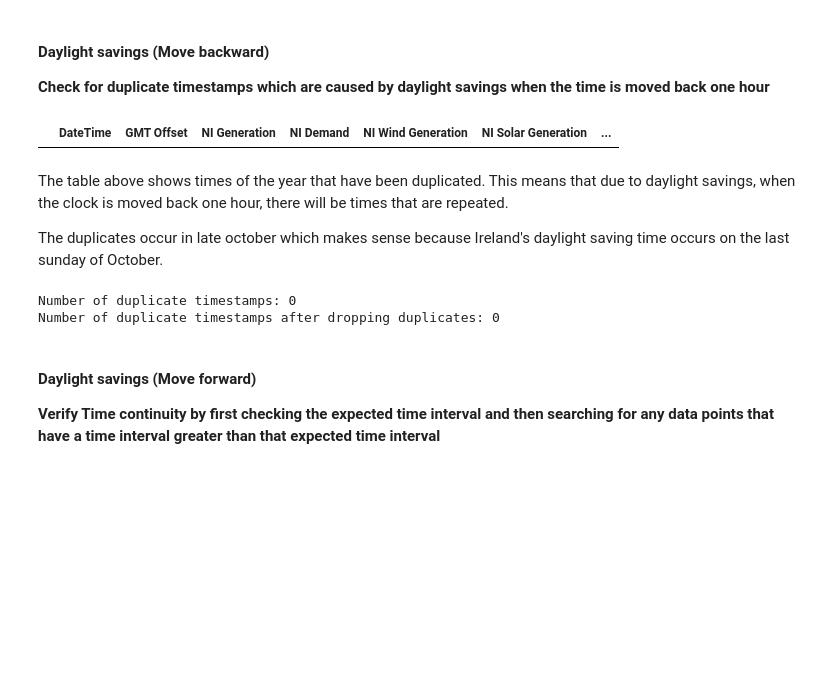
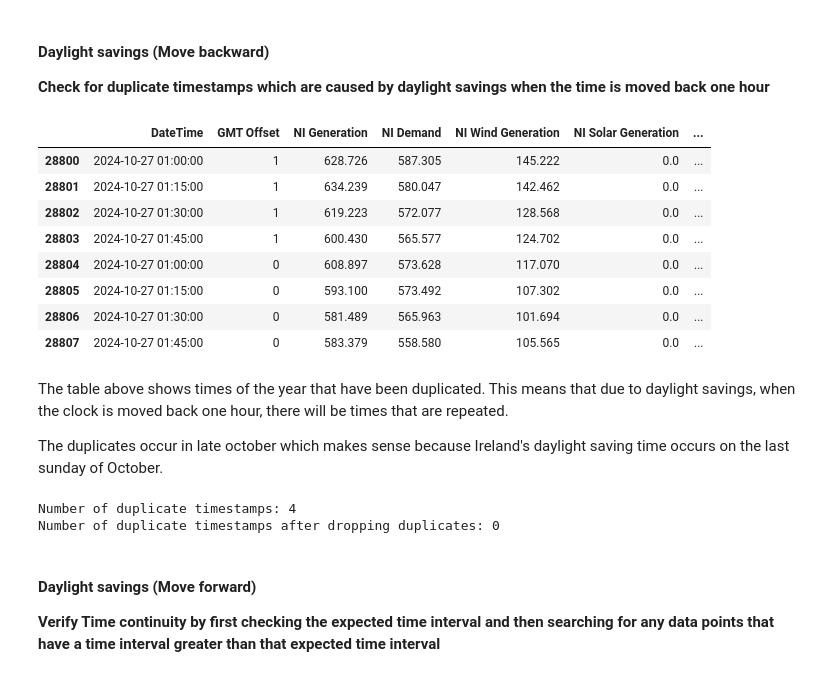
Before and after one commit to Mitch-json/Data-Inference-and-Applied-Machine-Leaning, a Jupyter notebook: Statistical Analysis/Statistical Analysis.ipynb, the cells around one changed output. Saved outputs shown, nothing was run; the diff lists cells and outputs as text; code cells hidden in the pictures; blank space fills up the shorter version.

```diff
--- a/Statistical Analysis/Statistical Analysis.ipynb
+++ b/Statistical Analysis/Statistical Analysis.ipynb
@@ -58,29 +60,49 @@ dtype: bool
 # %% [markdown]
 #### Daylight savings (Move backward)
 **Check for duplicate timestamps which are caused by daylight savings when the time is moved back one hour**
-# %%
-duplicates = df.index.duplicated()
-df['duplicate'] = duplicates
-df_duplicates = df[df['duplicate'] == True].index
-df_duplicates
-
-df_all_duplicates = df[df.index.isin(df_duplicates)]
-df_all_duplicates
-# %% [output]
-|  | DateTime | GMT Offset | NI Generation | NI Demand | NI Wind Generation | NI Solar Generation | ... |
+# %%
+duplicates = df['DateTime'].duplicated(keep=False)  # Identify all repeated timestamps
+df['duplicate'] = duplicates                        # Mark duplicates as True/False
+
+# Get all rows with duplicate timestamps
+df_all_duplicates = df[df['duplicate'] == True]
+
+# Display duplicate rows
+df_all_duplicates
+# %% [output]
+|  | DateTime | GMT Offset | NI Generation | NI Demand | NI Wind Generation | NI Solar Generation | ... |
+| 28800 | 2024-10-27 01:00:00 | 1 | 628.726 | 587.305 | 145.222 | 0.0 | ... |
+| 28801 | 2024-10-27 01:15:00 | 1 | 634.239 | 580.047 | 142.462 | 0.0 | ... |
+| 28802 | 2024-10-27 01:30:00 | 1 | 619.223 | 572.077 | 128.568 | 0.0 | ... |
+| 28803 | 2024-10-27 01:45:00 | 1 | 600.430 | 565.577 | 124.702 | 0.0 | ... |
+| 28804 | 2024-10-27 01:00:00 | 0 | 608.897 | 573.628 | 117.070 | 0.0 | ... |
+| 28805 | 2024-10-27 01:15:00 | 0 | 593.100 | 573.492 | 107.302 | 0.0 | ... |
+| 28806 | 2024-10-27 01:30:00 | 0 | 581.489 | 565.963 | 101.694 | 0.0 | ... |
+| 28807 | 2024-10-27 01:45:00 | 0 | 583.379 | 558.580 | 105.565 | 0.0 | ... |
 # %% [markdown]
 The table above shows times of the year that have been duplicated. This means that due to daylight savings, when the clock is moved back one hour, there will be times that are repeated.
 
 The duplicates occur in late october which makes sense because Ireland's daylight saving time occurs on the last sunday of October.
 # %%
-dup_count = df.index.duplicated().sum() # Check for duplicate timestamps
-print(f"Number of duplicate timestamps: {dup_count}")
+# Check for duplicates in the column (Your original check)
+dup_count_col = df['DateTime'].duplicated().sum()
+print(f"Number of duplicate timestamps: {dup_count_col}")
 
-df = df[~df.index.duplicated(keep="first")] # Remove duplicate timestamps, keeping the first occurrence
-dup_count = df.index.duplicated().sum() # Recheck for duplicates
-print(f"Number of duplicate timestamps after dropping duplicates: {dup_count}")
+# Set the 'DateTime' column as the index
+df = df.set_index('DateTime')
+
+# Remove duplicate index values, keeping the first occurrence
+# This correctly targets the duplicate timestamps now residing in the index.
+df = df[~df.index.duplicated(keep="first")]
+
+# Recheck for duplicates (Now you check the index, not the column)
+dup_count_index = df.index.duplicated().sum()
+print(f"Number of duplicate timestamps after dropping duplicates: {dup_count_index}")
+
+# Set 'DateTime' back as a column
+df = df.reset_index()
 # %% [output]
-Number of duplicate timestamps: 0
+Number of duplicate timestamps: 4
 Number of duplicate timestamps after dropping duplicates: 0
 # %%
 df['DateTime'] = pd.to_datetime(df['DateTime']) # Convert 'DateTime' column to datetime format
```
Also changed, not shown: parts of 28 cells of this notebook, 3 other files.
